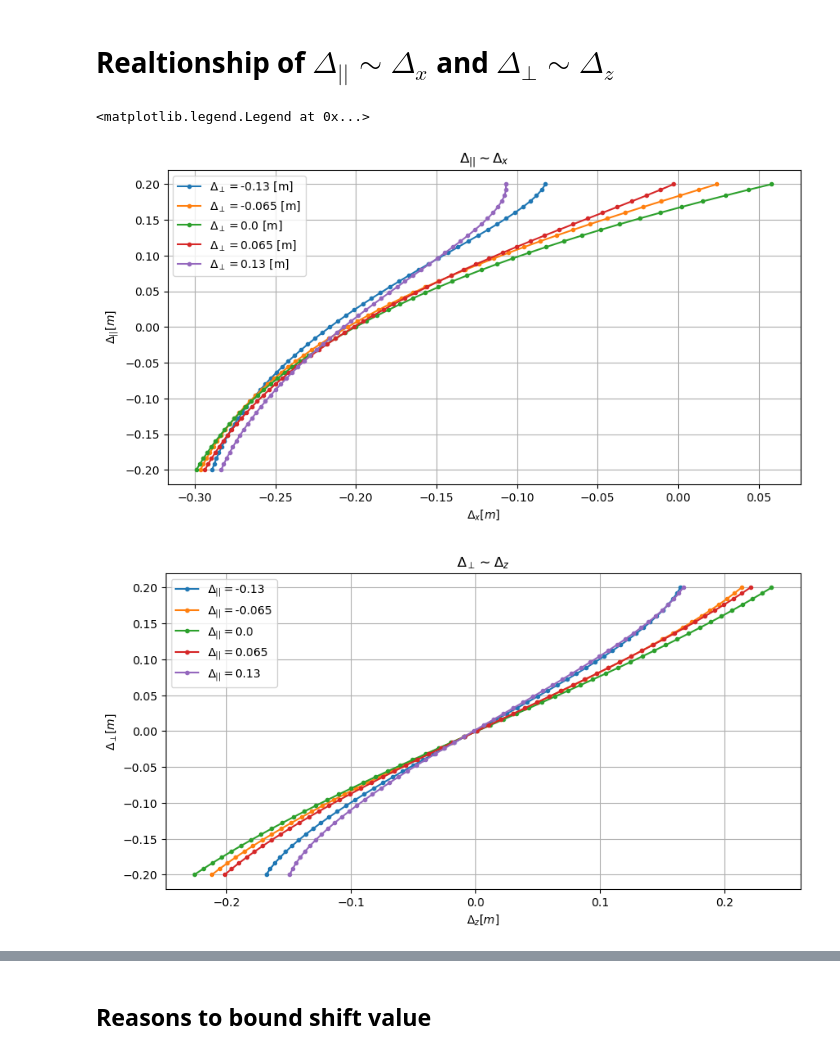
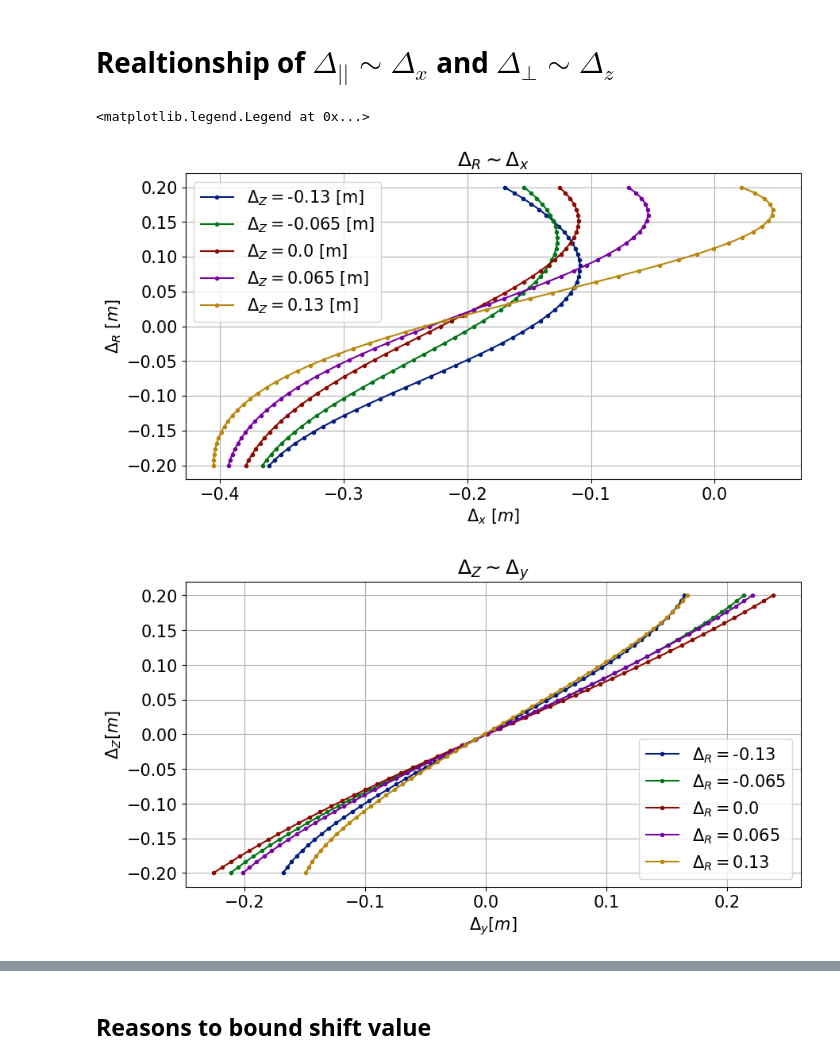
Before and after one commit to P-Attapon/TT1PlasmaColumnPosition, a Jupyter notebook: plotting.ipynb, the cells around one changed output, grey strips where cells are left out. Drawn from its saved outputs; the diff is of its cells as text; code cells hidden in the pictures.

```diff
--- a/presentationPlotting.ipynb
+++ b/plotting.ipynb
@@ -11,3 +11,8 @@ from matplotlib.patches import Circle
 import scipy as sc
 
 presentation_path = r"C:\Users\pitit\Documents\01_MUIC_work\ICPY 441 Senior project\meetings\specialFilamentMeeting"
+
+plt.rcParams.update({
+    "font.size":15
+})
+plt.style.use("seaborn-v0_8-dark-palette")
@@ -74,37 +81,37 @@ for i in range(num_row):
 # %%
 #define plot
 fig, ax = plt.subplots(1,figsize = (10,5))
 
 #define shift values
 x_lower_lim, x_upper_lim = -0.20,0.20
 z_lower_lim, z_upper_lim = -0.13,0.13
 x_shift = np.linspace(x_lower_lim,x_upper_lim,51)
 z_shift = np.linspace(z_lower_lim,z_upper_lim,5)
 
 #define probes to be used
-use_probe = [coil_angle_dict[1],coil_angle_dict[4],coil_angle_dict[7],coil_angle_dict[10]]
+use_probe = [coil_angle_dict[3],coil_angle_dict[4],coil_angle_dict[9],coil_angle_dict[10]]
 
 #calculate Dx & Dz
 for z in z_shift:
     Dx_arr = []
     for x in x_shift:
         signal = cal_signal(x,z,use_probe)
         Dx, _ = cal_newton_DxDz(signal,use_probe)
 
         Dx_arr.append(Dx)
 
-    ax.plot(Dx_arr, x_shift,".-",label = r"$\Delta_\perp = $" + f"{z} [m]")
+    ax.plot(Dx_arr, x_shift,".-",label = r"$\Delta_Z = $" + f"{z} [m]")
 
-ax.set_title(r"$\Delta_{||} \sim \Delta_x$")
-ax.set_xlabel(r"$\Delta_x [m]$")
-ax.set_ylabel(r"$\Delta_{||} [m]$")
+ax.set_title(r"$\Delta_R \sim \Delta_x$")
+ax.set_xlabel(r"$\Delta_x \ [m]$")
+ax.set_ylabel(r"$\Delta_R \ [m]$")
 ax.grid()
 ax.legend()
 
 # plt.savefig(presentation_path + "xRelation")
 # %% [output]
 <matplotlib.legend.Legend at 0x...>
-[figure, old version]
+[figure, new version]
 # %%
 #define plot
 fig, ax = plt.subplots(1,figsize = (10,5))
@@ -127,14 +134,14 @@ for x in x_shift:
 
         Dz_arr.append(Dz)
 
-    ax.plot(Dz_arr, z_shift,".-",label = r"$\Delta_{||} = $" + f"{x}")
+    ax.plot(Dz_arr, z_shift,".-",label = r"$\Delta_R = $" + f"{x}")
 
-ax.set_title(r"$\Delta_\perp \sim \Delta_z$")
-ax.set_xlabel(r"$\Delta_z [m]$")
-ax.set_ylabel(r"$\Delta_\perp [m]$")
+ax.set_title(r"$\Delta_Z \sim \Delta_y$")
+ax.set_xlabel(r"$\Delta_y [m]$")
+ax.set_ylabel(r"$\Delta_Z [m]$")
 ax.grid()
-ax.legend()
+ax.legend(loc = "lower right")
 
 plt.savefig(presentation_path + "zRelation")
 # %% [output]
-[figure, old version]
+[figure, new version]
```
Also changed, not shown: parts of 4 cells of this notebook, 8 other files.
